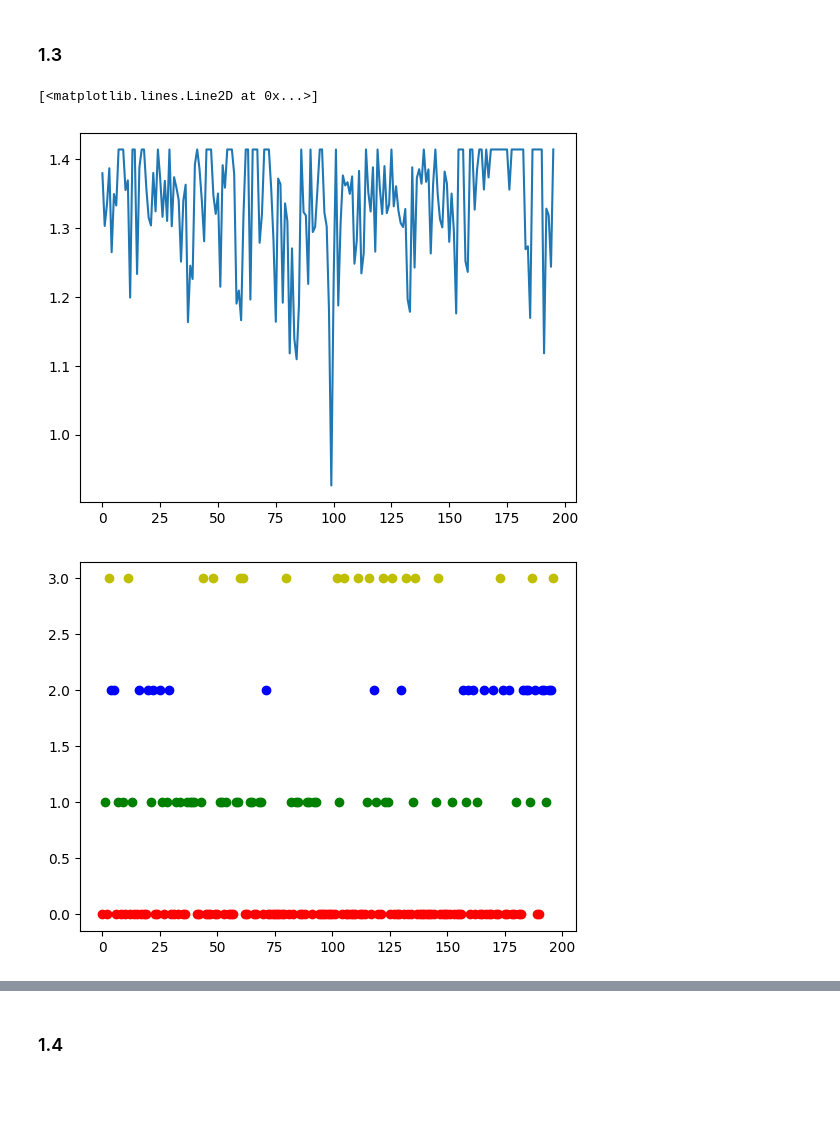
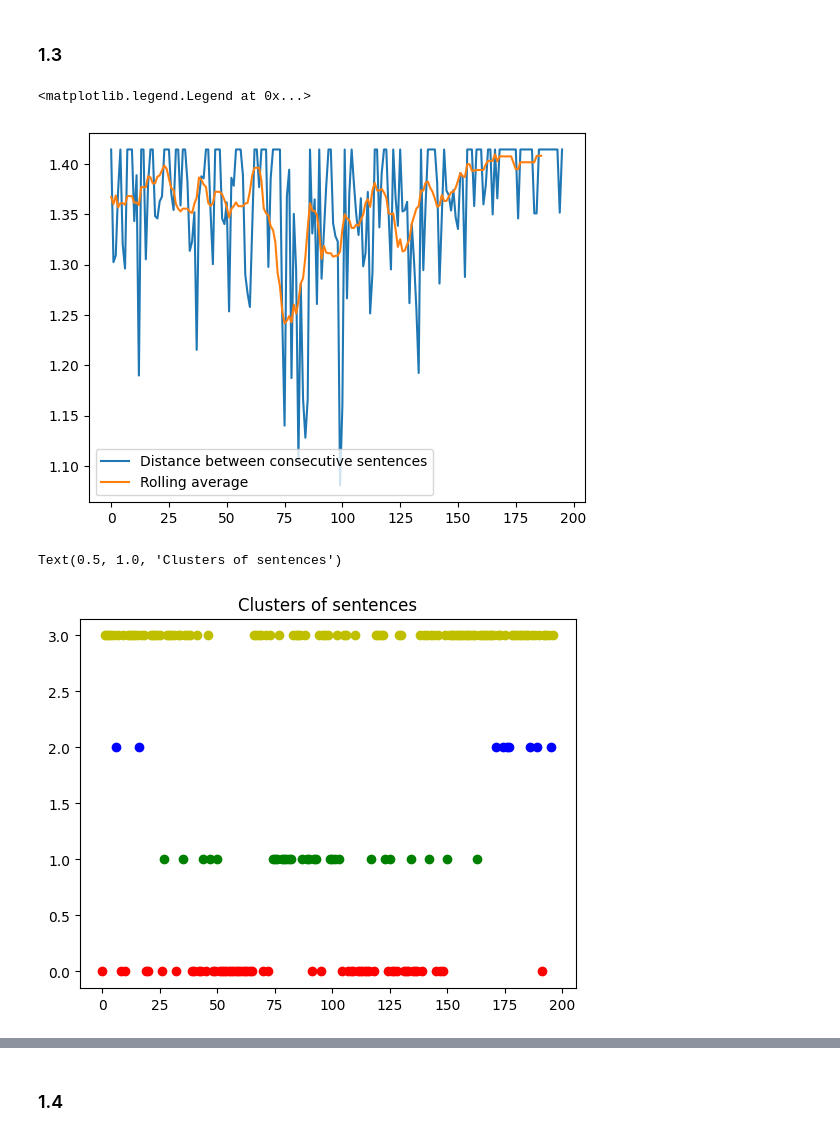
Before and after one commit to Bela4321/matrixmethods_dataanalysis, a Jupyter notebook: Kriterias/preprocesing.ipynb, the cells around one changed output, grey strips where cells are left out. Drawn from its saved outputs; the diff is of its cells as text; code cells hidden in the pictures; blank space fills up the shorter version.

```diff
--- a/Kriterias/preprocesing.ipynb
+++ b/Kriterias/preprocesing.ipynb
@@ -76,14 +76,18 @@ print("Last appearance of ; is at character", last_appearance)
 # what # sentence is this?
 sentence_index = 0
 character_index = 0
+found = False
 for line in lines:
     for c in line:
         if character_index == last_appearance:
             print("Last appearance of ; is in sentence", sentence_index)
+            found = True
             break
         character_index+=1
         if c == "." or c == "!" or c == "?":
             sentence_index+=1
+    if found:
+        break
 # %% [output]
 Last appearance of ; is at character 36734
 Last appearance of ; is in sentence 150
@@ -175,7 +166,7 @@ nltk.download('stopwords')
 stopwords_list = stopwords.words('english')
 
 # Remove stopwords from your text
-filtered_words = [word for word in words if word not in stopwords_list]
+filtered_words = [word for word in words if word not in stopwords_list and len(word) > 3]
 
 # get filtered sentences
 filtered_sentences = []
@@ -313,9 +302,15 @@ for k in range(len(sentences)-1):
     distance = np.linalg.norm(normalized_term_sentence_matrix[:, k] - normalized_term_sentence_matrix[:, k+1])
     distances.append(distance)
 plt.plot(distances)
+# rolling average
+lookback = 10
+rolling_average = np.convolve(distances, np.ones(lookback)/lookback, mode='valid')
+plt.plot(rolling_average)
+# add legend
+plt.legend(["Distance between consecutive sentences", "Rolling average"])
 # %% [output]
-[<matplotlib.lines.Line2D at 0x...>]
+<matplotlib.legend.Legend at 0x...>
-[figure, old version]
+[figure, new version]
 # %%
 # implement k-means clustering
 def kmeans(X, k, max_iter=100):
@@ -337,13 +332,15 @@ def kmeans(X, k, max_iter=100):
 # %%
 # plot the data with the k-means clustering
 number_of_clusters = 4
 labels = kmeans(term_sentence_matrix_rank.T, number_of_clusters)
 colors = ['r', 'g', 'b','y','orange', 'purple']
 for k in range(len(sentences)):
     plt.scatter(k, labels[k], color=colors[labels[k]])
-# legend
+
+plt.title("Clusters of sentences")
 # %% [output]
+Text(0.5, 1.0, 'Clusters of sentences')
-[figure, old version]
+[figure, new version]
 # %%
 # get "topics" from centroids
 centroids = []
```
Also changed, not shown: parts of 19 cells of this notebook, 1 other file.
